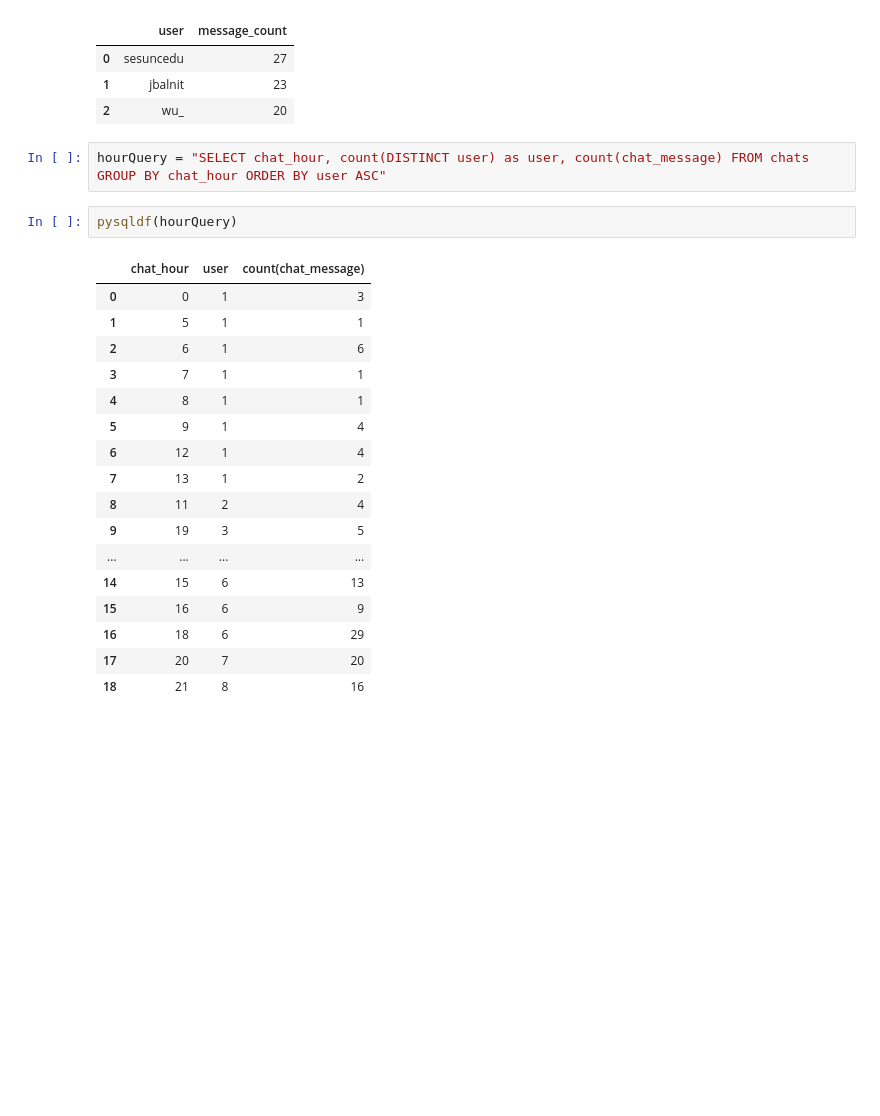
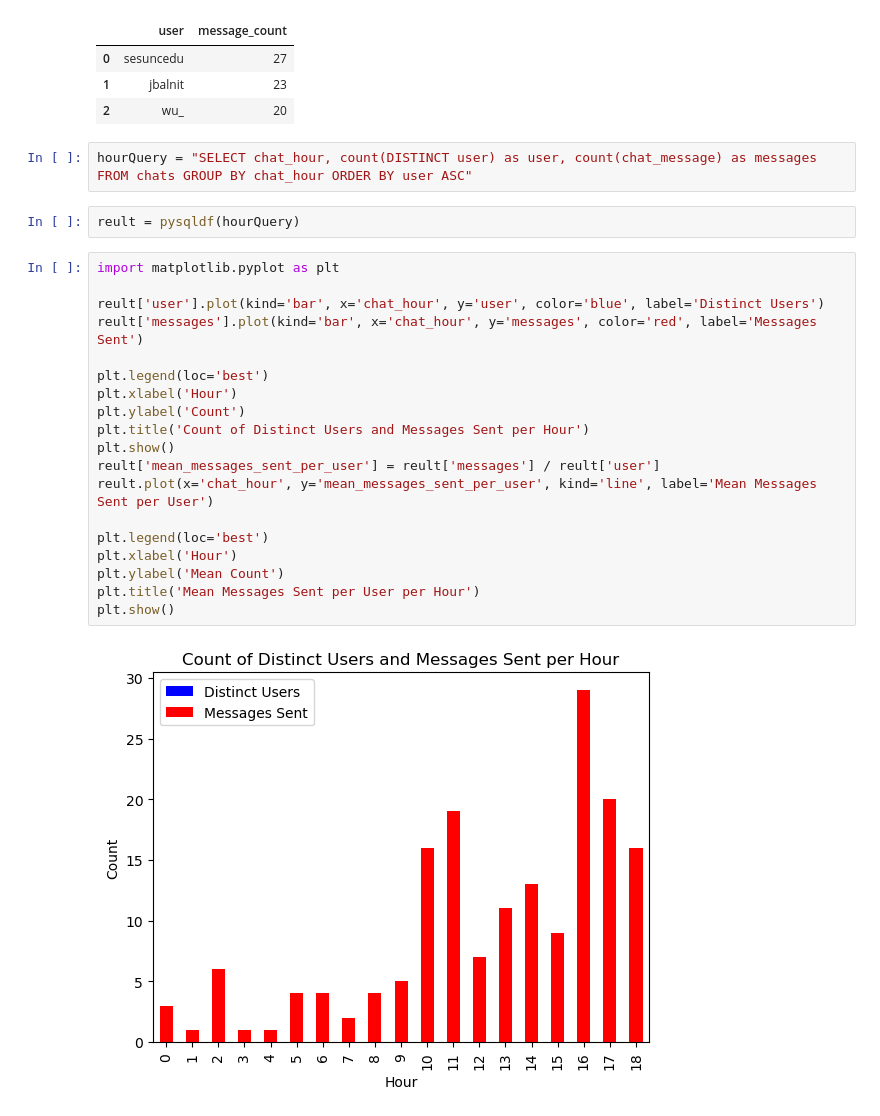
Before and after one commit to Khodor-Hassoun/InflueAnswers-task1, a Jupyter notebook: Question 2.ipynb, the cells around one changed output. Drawn from its saved outputs; the diff is of its cells as text; blank space fills up the shorter version.

Commit message:
Plot graphs

```diff
--- a/Question 2.ipynb
+++ b/Question 2.ipynb
@@ -51,24 +51,27 @@ pysqldf(top3Query)
 | 1 | jbalnit | 23 |
 | 2 | wu_ | 20 |
 # %%
-hourQuery = "SELECT chat_hour, count(DISTINCT user) as user, count(chat_message) FROM chats GROUP BY chat_hour ORDER BY user ASC"
+hourQuery = "SELECT chat_hour, count(DISTINCT user) as user, count(chat_message) as messages FROM chats GROUP BY chat_hour ORDER BY user ASC"
 # %%
-pysqldf(hourQuery)
+reult = pysqldf(hourQuery)
-# %% [output]
-|  | chat_hour | user | count(chat_message) |
-| 0 | 0 | 1 | 3 |
-| 1 | 5 | 1 | 1 |
-| 2 | 6 | 1 | 6 |
-| 3 | 7 | 1 | 1 |
-| 4 | 8 | 1 | 1 |
-| 5 | 9 | 1 | 4 |
-| 6 | 12 | 1 | 4 |
-| 7 | 13 | 1 | 2 |
-| 8 | 11 | 2 | 4 |
-| 9 | 19 | 3 | 5 |
-| ... | ... | ... | ... |
-| 14 | 15 | 6 | 13 |
-| 15 | 16 | 6 | 9 |
-| 16 | 18 | 6 | 29 |
-| 17 | 20 | 7 | 20 |
-| 18 | 21 | 8 | 16 |
+# %%
+import matplotlib.pyplot as plt
+
+reult['user'].plot(kind='bar', x='chat_hour', y='user', color='blue', label='Distinct Users')
+reult['messages'].plot(kind='bar', x='chat_hour', y='messages', color='red', label='Messages Sent')
+
+plt.legend(loc='best')
+plt.xlabel('Hour')
+plt.ylabel('Count')
+plt.title('Count of Distinct Users and Messages Sent per Hour')
+plt.show()
+reult['mean_messages_sent_per_user'] = reult['messages'] / reult['user']
+reult.plot(x='chat_hour', y='mean_messages_sent_per_user', kind='line', label='Mean Messages Sent per User')
+
+plt.legend(loc='best')
+plt.xlabel('Hour')
+plt.ylabel('Mean Count')
+plt.title('Mean Messages Sent per User per Hour')
+plt.show()
+# %% [output]
+[figure, added]
```
Also changed, not shown: parts of 1 cell of this notebook.
